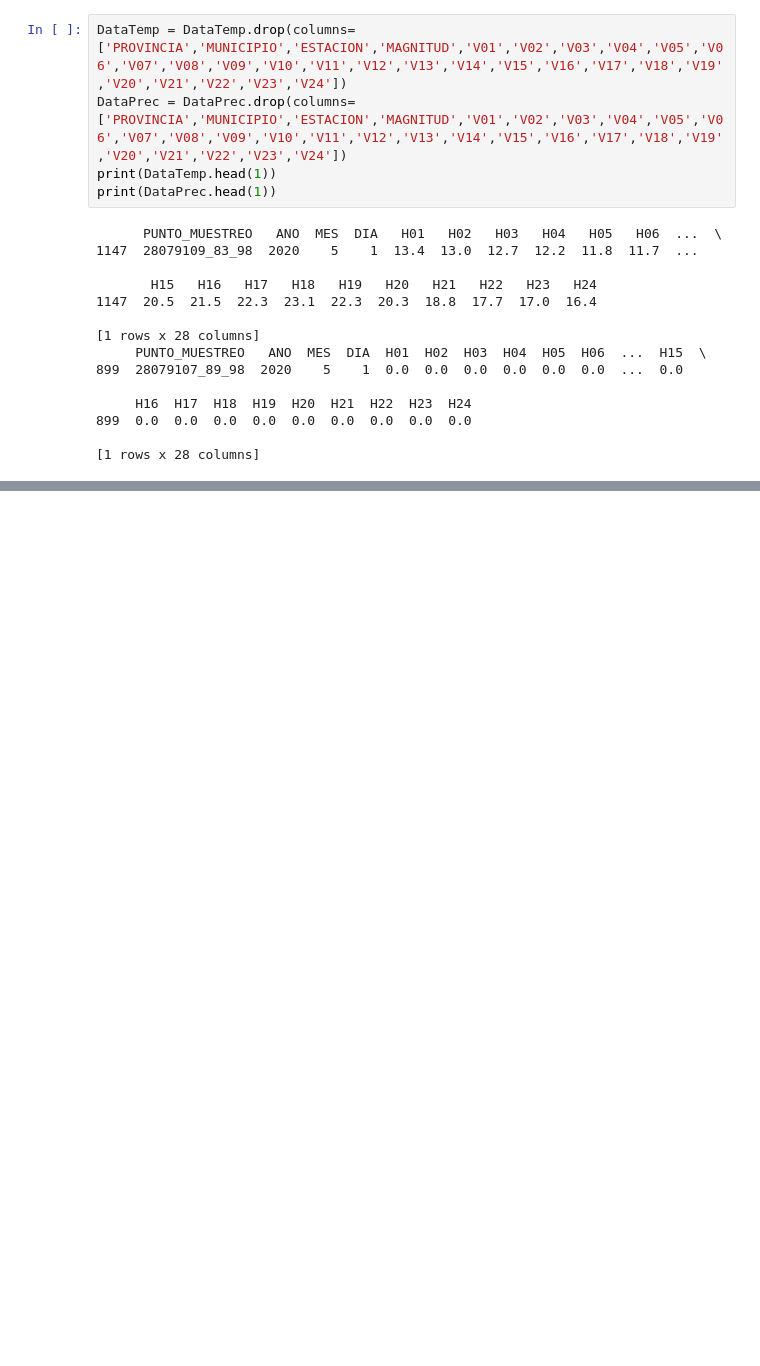
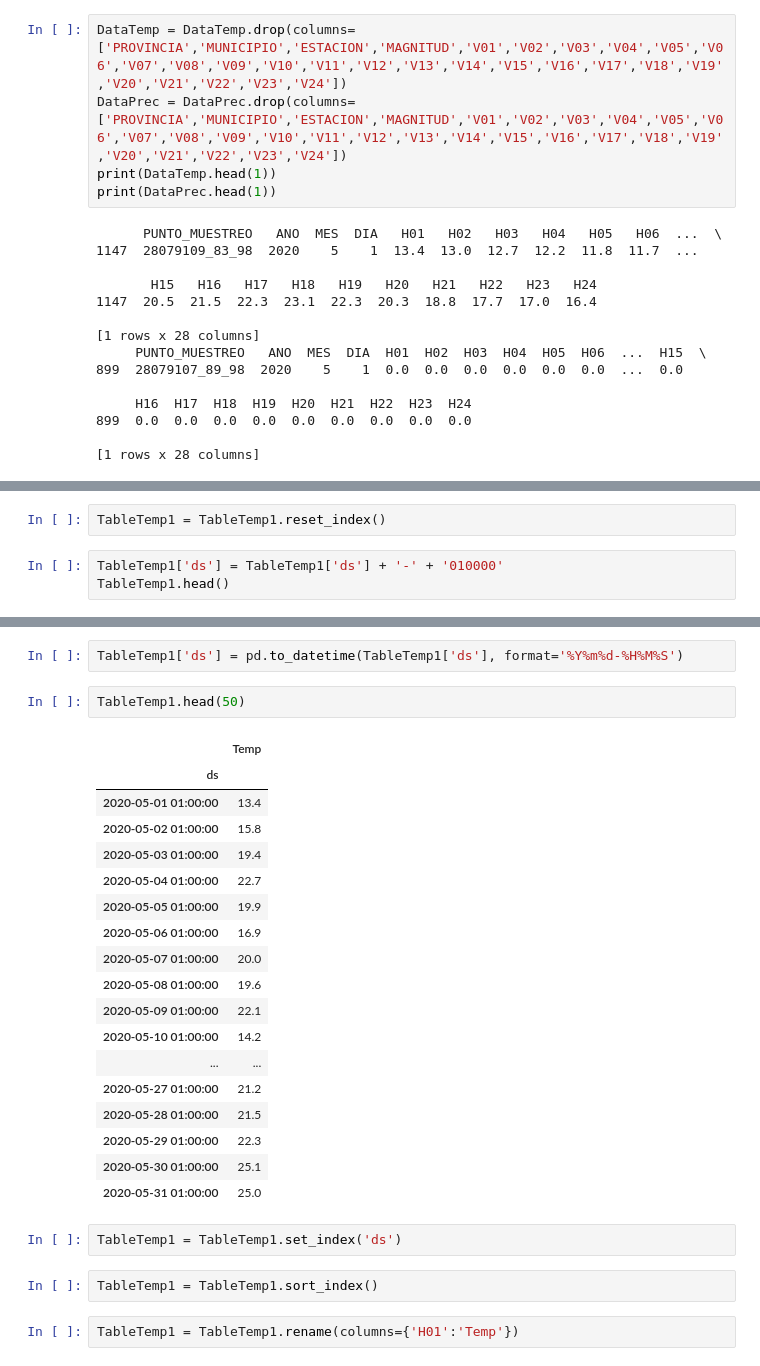
Before and after one commit to Jhonvalencia77/8vo_avance, a Jupyter notebook: Data_Metereologicos.ipynb, the cells around one changed output, grey strips where cells are left out. Saved outputs shown, nothing was run; the diff lists cells and outputs as text; blank space fills up the shorter version.

```diff
--- a/Data_Metereologicos.ipynb
+++ b/Data_Metereologicos.ipynb
@@ -77,0 +126,5 @@ print(DataPrec.head(1))
+# %%
+TableTemp1 = TableTemp1.reset_index()
+# %%
+TableTemp1['ds'] = TableTemp1['ds'] + '-' + '010000'
+TableTemp1.head()
@@ -77,0 +138,29 @@ print(DataPrec.head(1))
+# %%
+TableTemp1['ds'] = pd.to_datetime(TableTemp1['ds'], format='%Y%m%d-%H%M%S')
+# %%
+TableTemp1.head(50)
+# %% [output]
+|  | Temp |
+| ds |  |
+| 2020-05-01 01:00:00 | 13.4 |
+| 2020-05-02 01:00:00 | 15.8 |
+| 2020-05-03 01:00:00 | 19.4 |
+| 2020-05-04 01:00:00 | 22.7 |
+| 2020-05-05 01:00:00 | 19.9 |
+| 2020-05-06 01:00:00 | 16.9 |
+| 2020-05-07 01:00:00 | 20.0 |
+| 2020-05-08 01:00:00 | 19.6 |
+| 2020-05-09 01:00:00 | 22.1 |
+| 2020-05-10 01:00:00 | 14.2 |
+| ... | ... |
+| 2020-05-27 01:00:00 | 21.2 |
+| 2020-05-28 01:00:00 | 21.5 |
+| 2020-05-29 01:00:00 | 22.3 |
+| 2020-05-30 01:00:00 | 25.1 |
+| 2020-05-31 01:00:00 | 25.0 |
+# %%
+TableTemp1 = TableTemp1.set_index('ds')
+# %%
+TableTemp1 = TableTemp1.sort_index()
+# %%
+TableTemp1 = TableTemp1.rename(columns={'H01':'Temp'})
```
Also changed, not shown: parts of 28 cells of this notebook.
